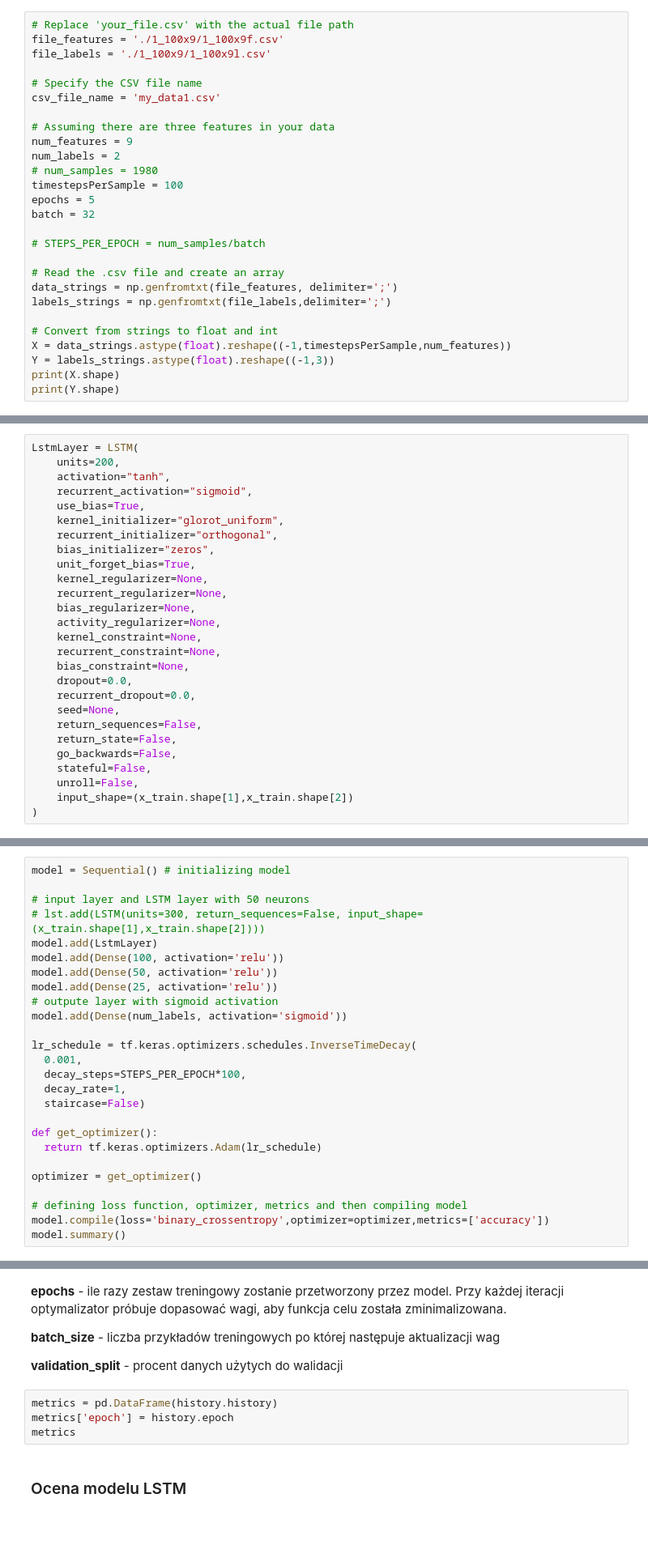
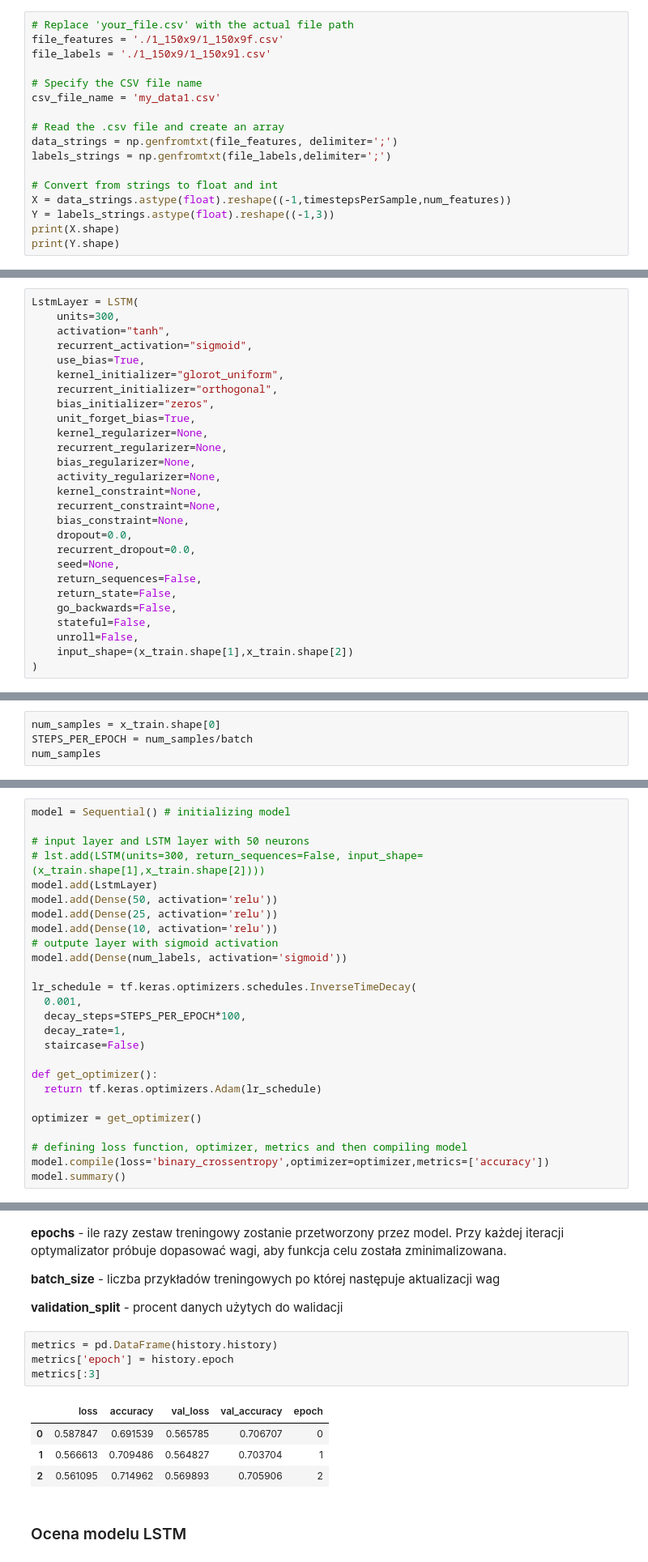
Before and after one commit to KucharskiR/data-science, a Jupyter notebook: LSTM_v_1_1.ipynb, the cells around one changed output, grey strips where cells are left out. Shown at 81% size. Drawn from its saved outputs; the diff is of its cells as text; blank space fills up the shorter version.

Commit message:
First training

```diff
--- a/LSTM_v_1_1.ipynb
+++ b/LSTM_v_1_1.ipynb
@@ -47,20 +54,10 @@ print(np.__version__)
 # %%
 # Replace 'your_file.csv' with the actual file path
-file_features = './1_100x9/1_100x9f.csv'
-file_labels = './1_100x9/1_100x9l.csv'
+file_features = './1_150x9/1_150x9f.csv'
+file_labels = './1_150x9/1_150x9l.csv'
 
 # Specify the CSV file name
 csv_file_name = 'my_data1.csv'
-
-# Assuming there are three features in your data
-num_features = 9
-num_labels = 2
-# num_samples = 1980
-timestepsPerSample = 100
-epochs = 5
-batch = 32
-
-# STEPS_PER_EPOCH = num_samples/batch
 
 # Read the .csv file and create an array
 data_strings = np.genfromtxt(file_features, delimiter=';')
@@ -96,7 +93,7 @@ print(y_test[:2])
 ### <a name='a4'></a> Konfiguracja LSTM layer
 # %%
 LstmLayer = LSTM(
-    units=200,
+    units=300,
     activation="tanh",
     recurrent_activation="sigmoid",
     use_bias=True,
@@ -123,3 +120,7 @@ LstmLayer = LSTM(
 )
 # %% [markdown]
 ### <a name='a3'></a> Główny model
+# %%
+num_samples = x_train.shape[0]
+STEPS_PER_EPOCH = num_samples/batch
+num_samples
@@ -129,9 +132,9 @@ model = Sequential() # initializing model
 # input layer and LSTM layer with 50 neurons
 # lst.add(LSTM(units=300, return_sequences=False, input_shape=(x_train.shape[1],x_train.shape[2])))
 model.add(LstmLayer)
-model.add(Dense(100, activation='relu'))
 model.add(Dense(50, activation='relu'))
 model.add(Dense(25, activation='relu'))
+model.add(Dense(10, activation='relu'))
 # outpute layer with sigmoid activation
 model.add(Dense(num_labels, activation='sigmoid'))
 
@@ -239,7 +285,12 @@ y_test_cat = to_categorical(y_test, num_classes=10)
 # %%
 metrics = pd.DataFrame(history.history)
 metrics['epoch'] = history.epoch
-metrics
+metrics[:3]
+# %% [output]
+|  | loss | accuracy | val_loss | val_accuracy | epoch |
+| 0 | 0.587847 | 0.691539 | 0.565785 | 0.706707 | 0 |
+| 1 | 0.566613 | 0.709486 | 0.564827 | 0.703704 | 1 |
+| 2 | 0.561095 | 0.714962 | 0.569893 | 0.705906 | 2 |
 # %% [markdown]
 ### <a name='a6'></a> Ocena modelu LSTM
 # %%
```
Also changed, not shown: parts of 17 cells of this notebook.
